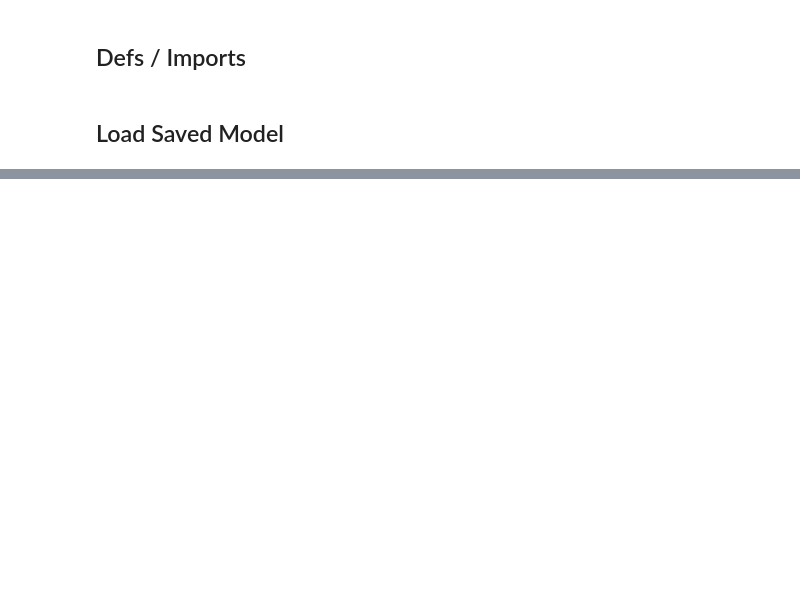
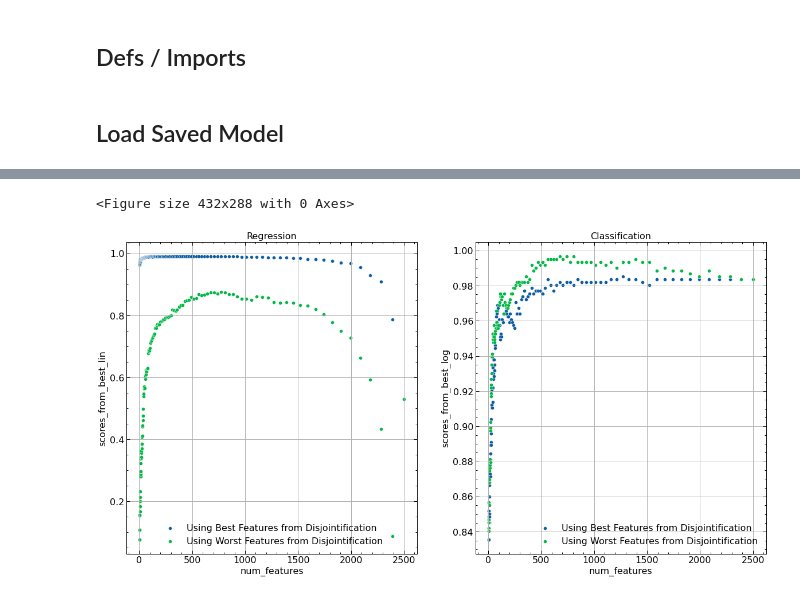
Before and after one commit to Spectral-OD/feature_selection_by_disjointification, a Jupyter notebook: 04_Validate_Results.ipynb, the cells around one changed output, grey strips where cells are left out. Drawn from its saved outputs; the diff is of its cells as text; code cells hidden in the pictures; blank space fills up the shorter version.

```diff
--- a/04_Validate_Results.ipynb
+++ b/04_Validate_Results.ipynb
@@ -94,0 +63,19 @@ Please also refer to the documentation for alternative solver options:
+# %%
+plt.figure()
+fig, axs = plt.subplots(1,2, figsize=(20,10))
+data = test.scores_df
+
+ax = axs.flatten()[0]
+ax.set_title("Regression")
+sns.scatterplot(data=data, y="scores_from_best_lin", x="num_features", ax=ax, label="Using Best Features from Disjointification")
+sns.scatterplot(data=data,y="scores_from_worst_lin", x="num_features", ax=ax, label="Using Worst Features from Disjointification")
+ax.grid('minor')
+
+ax = axs.flatten()[1]
+ax.set_title("Classification")
+sns.scatterplot(data=data, y="scores_from_best_log", x="num_features", ax=ax, label="Using Best Features from Disjointification")
+sns.scatterplot(data=data,y="scores_from_worst_log", x="num_features", ax=ax, label="Using Worst Features from Disjointification")
+ax.grid('minor')
+# %% [output]
+<Figure size 432x288 with 0 Axes>
+[figure, added]
```
Also changed, not shown: parts of 12 cells of this notebook, 2 other files.
